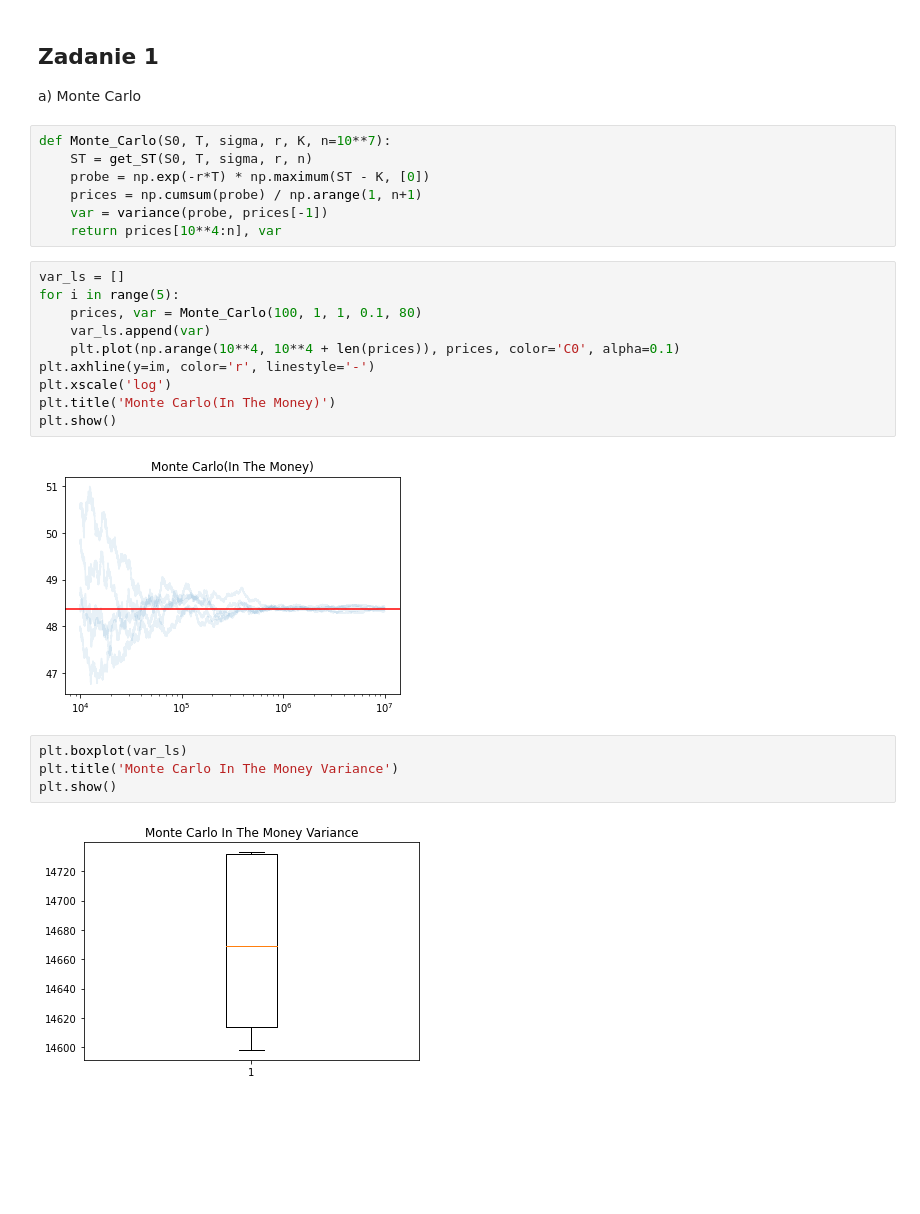
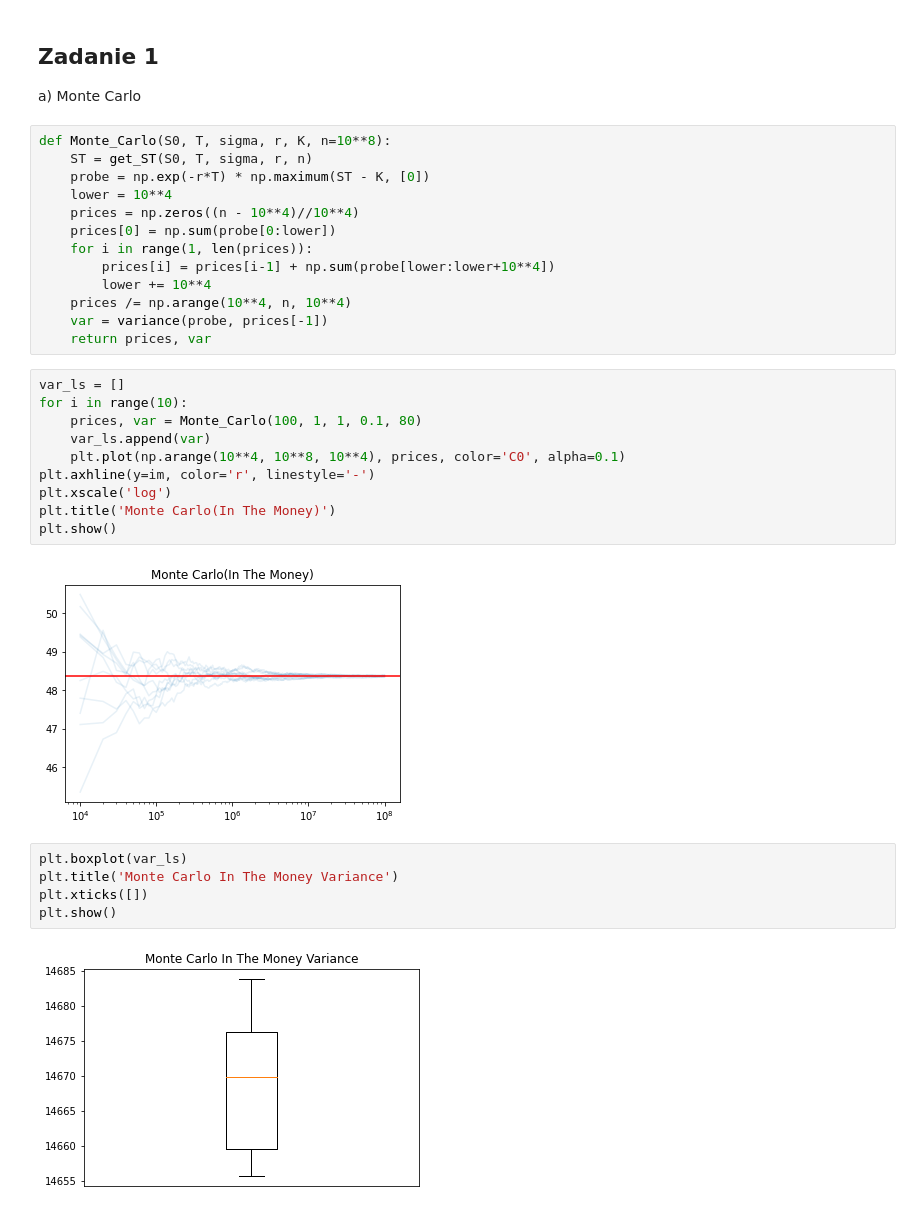
Before and after one commit to gekas145/MF, a Jupyter notebook: lab5.ipynb, the cells around one changed output. Saved outputs shown, nothing was run; the diff lists cells and outputs as text; blank space fills up the shorter version.

```diff
--- a/lab5.ipynb
+++ b/lab5.ipynb
@@ -29,30 +31,37 @@ def get_ST(S0, T, sigma, r, n):
 # %% [markdown]
 ## Zadanie 1
 a) Monte Carlo
-# %%
-def Monte_Carlo(S0, T, sigma, r, K, n=10**7):
-    ST = get_ST(S0, T, sigma, r, n)
-    probe = np.exp(-r*T) * np.maximum(ST - K, [0])
-    prices = np.cumsum(probe) / np.arange(1, n+1)
-    var = variance(probe, prices[-1])
-    return prices[10**4:n], var
+# %%
+def Monte_Carlo(S0, T, sigma, r, K, n=10**8):
+    ST = get_ST(S0, T, sigma, r, n)
+    probe = np.exp(-r*T) * np.maximum(ST - K, [0])
+    lower = 10**4
+    prices = np.zeros((n - 10**4)//10**4)
+    prices[0] = np.sum(probe[0:lower])
+    for i in range(1, len(prices)):
+        prices[i] = prices[i-1] + np.sum(probe[lower:lower+10**4])
+        lower += 10**4
+    prices /= np.arange(10**4, n, 10**4)
+    var = variance(probe, prices[-1])
+    return prices, var
 # %%
 var_ls = []
-for i in range(5):
+for i in range(10):
     prices, var = Monte_Carlo(100, 1, 1, 0.1, 80)
     var_ls.append(var)
-    plt.plot(np.arange(10**4, 10**4 + len(prices)), prices, color='C0', alpha=0.1)
+    plt.plot(np.arange(10**4, 10**8, 10**4), prices, color='C0', alpha=0.1)
 plt.axhline(y=im, color='r', linestyle='-')
 plt.xscale('log')
 plt.title('Monte Carlo(In The Money)')
 plt.show()
 # %% [output]
-[figure, old version]
+[figure, new version]
 # %%
 plt.boxplot(var_ls)
 plt.title('Monte Carlo In The Money Variance')
+plt.xticks([])
 plt.show()
 # %% [output]
-[figure, old version]
+[figure, new version]
 # %%
 var_ls = []
```
Also changed, not shown: parts of 9 cells of this notebook.
